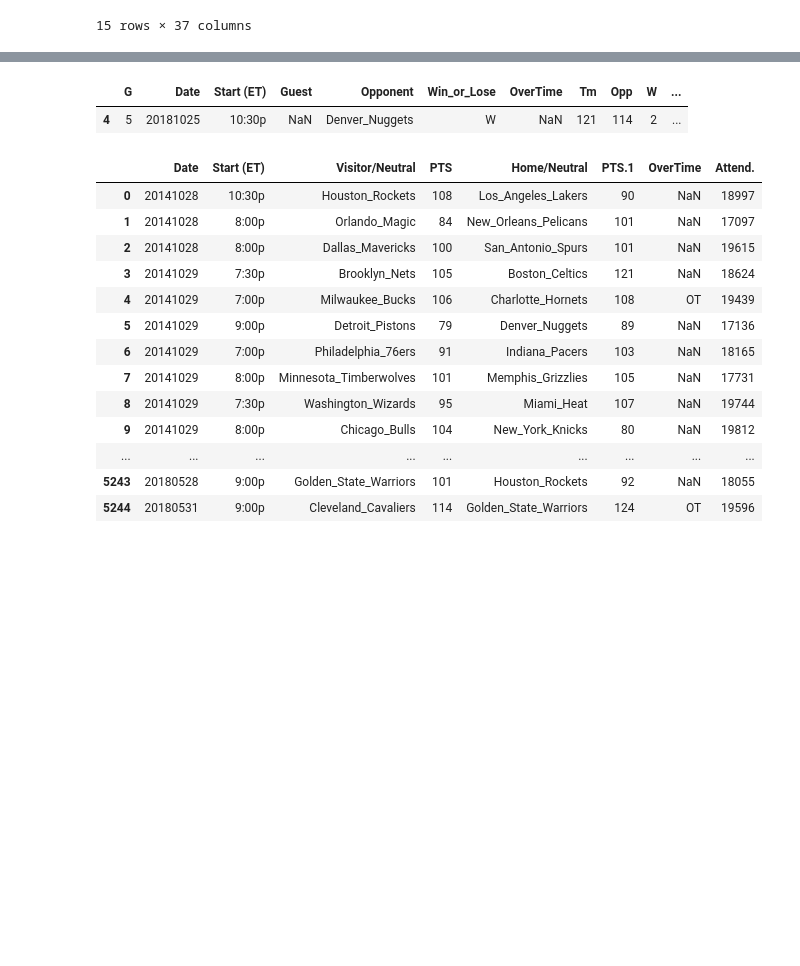
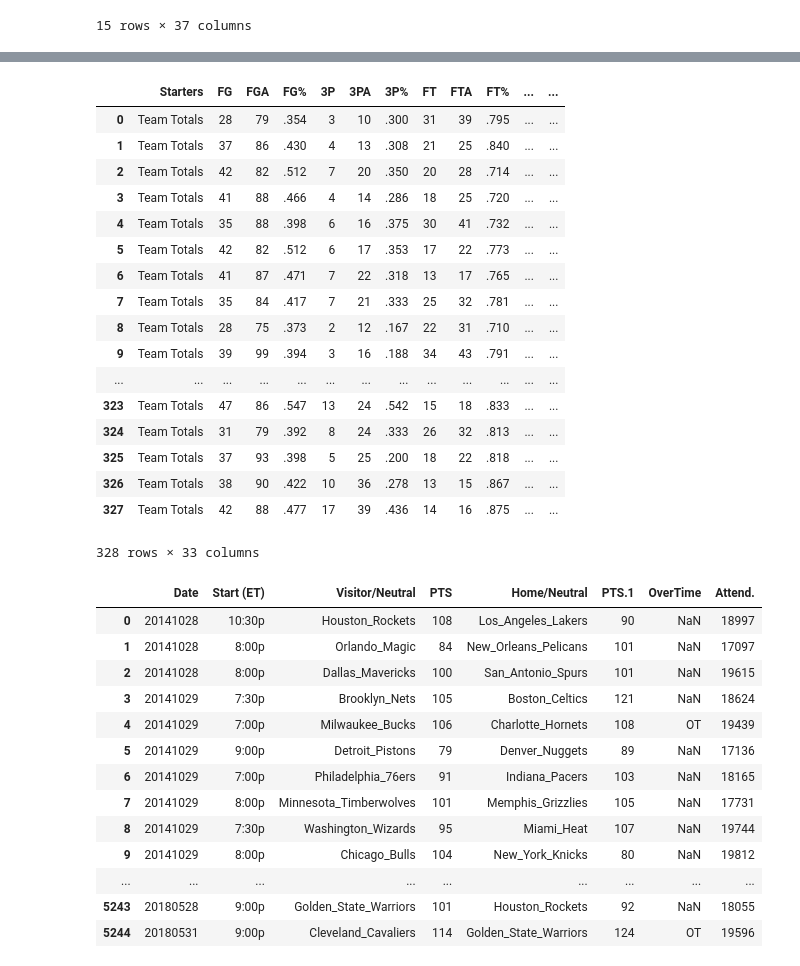
Before and after one commit to sobyl/NBA_Prediction, a Jupyter notebook: final.ipynb, the cells around one changed output, grey strips where cells are left out. Drawn from its saved outputs; the diff is of its cells as text; code cells hidden in the pictures; blank space fills up the shorter version.

```diff
--- a/final.ipynb
+++ b/final.ipynb
@@ -335,5 +342,0 @@ games[4]
-# %%
-seasons[2019]['Los_Angeles_Lakers'].iloc[[4]]
-# %% [output]
-|  | G | Date | Start (ET) | Guest | Opponent | Win_or_Lose | OverTime | Tm | Opp | W | ... |
-| 4 | 5 | 20181025 | 10:30p | NaN | Denver_Nuggets | W | NaN | 121 | 114 | 2 | ... |
@@ -340,3 +379,24 @@ seasons[2019]['Los_Angeles_Lakers'].iloc[[4]]
+# %%
+game_results['Los_Angeles_Lakers']
+# %% [output]
+|  | Starters | FG | FGA | FG% | 3P | 3PA | 3P% | FT | FTA | FT% | ... | ... |
+| 0 | Team Totals | 28 | 79 | .354 | 3 | 10 | .300 | 31 | 39 | .795 | ... | ... |
+| 1 | Team Totals | 37 | 86 | .430 | 4 | 13 | .308 | 21 | 25 | .840 | ... | ... |
+| 2 | Team Totals | 42 | 82 | .512 | 7 | 20 | .350 | 20 | 28 | .714 | ... | ... |
+| 3 | Team Totals | 41 | 88 | .466 | 4 | 14 | .286 | 18 | 25 | .720 | ... | ... |
+| 4 | Team Totals | 35 | 88 | .398 | 6 | 16 | .375 | 30 | 41 | .732 | ... | ... |
+| 5 | Team Totals | 42 | 82 | .512 | 6 | 17 | .353 | 17 | 22 | .773 | ... | ... |
+| 6 | Team Totals | 41 | 87 | .471 | 7 | 22 | .318 | 13 | 17 | .765 | ... | ... |
+| 7 | Team Totals | 35 | 84 | .417 | 7 | 21 | .333 | 25 | 32 | .781 | ... | ... |
+| 8 | Team Totals | 28 | 75 | .373 | 2 | 12 | .167 | 22 | 31 | .710 | ... | ... |
+| 9 | Team Totals | 39 | 99 | .394 | 3 | 16 | .188 | 34 | 43 | .791 | ... | ... |
+| ... | ... | ... | ... | ... | ... | ... | ... | ... | ... | ... | ... | ... |
+| 323 | Team Totals | 47 | 86 | .547 | 13 | 24 | .542 | 15 | 18 | .833 | ... | ... |
+| 324 | Team Totals | 31 | 79 | .392 | 8 | 24 | .333 | 26 | 32 | .813 | ... | ... |
+| 325 | Team Totals | 37 | 93 | .398 | 5 | 25 | .200 | 18 | 22 | .818 | ... | ... |
+| 326 | Team Totals | 38 | 90 | .422 | 10 | 36 | .278 | 13 | 15 | .867 | ... | ... |
+| 327 | Team Totals | 42 | 88 | .477 | 17 | 39 | .436 | 14 | 16 | .875 | ... | ... |
+328 rows × 33 columns
 # %%
 schedules = pd.DataFrame()
 for year in [2015,2016,2017,2018]:
```
Also changed, not shown: parts of 21 cells of this notebook, 32 other files.
